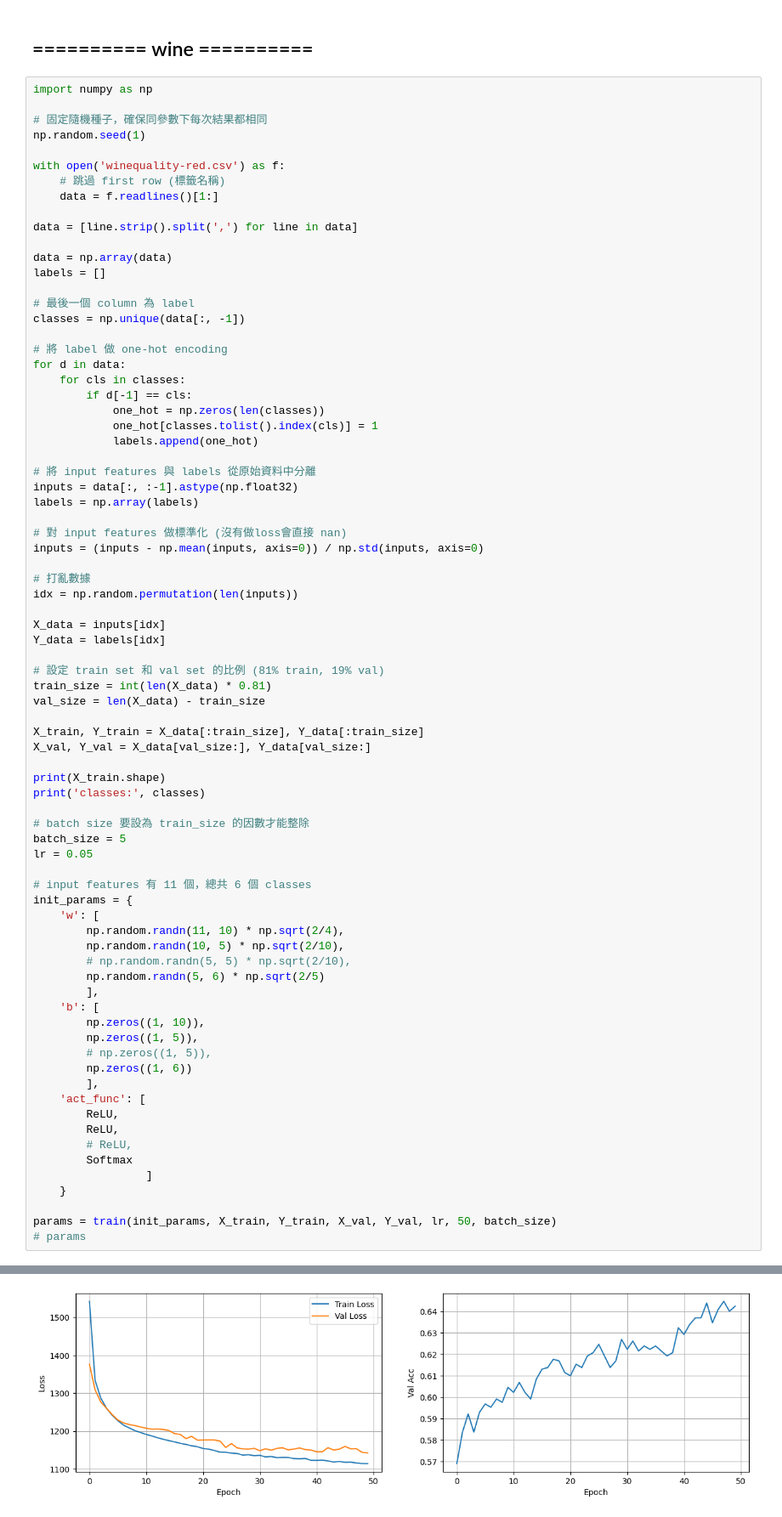
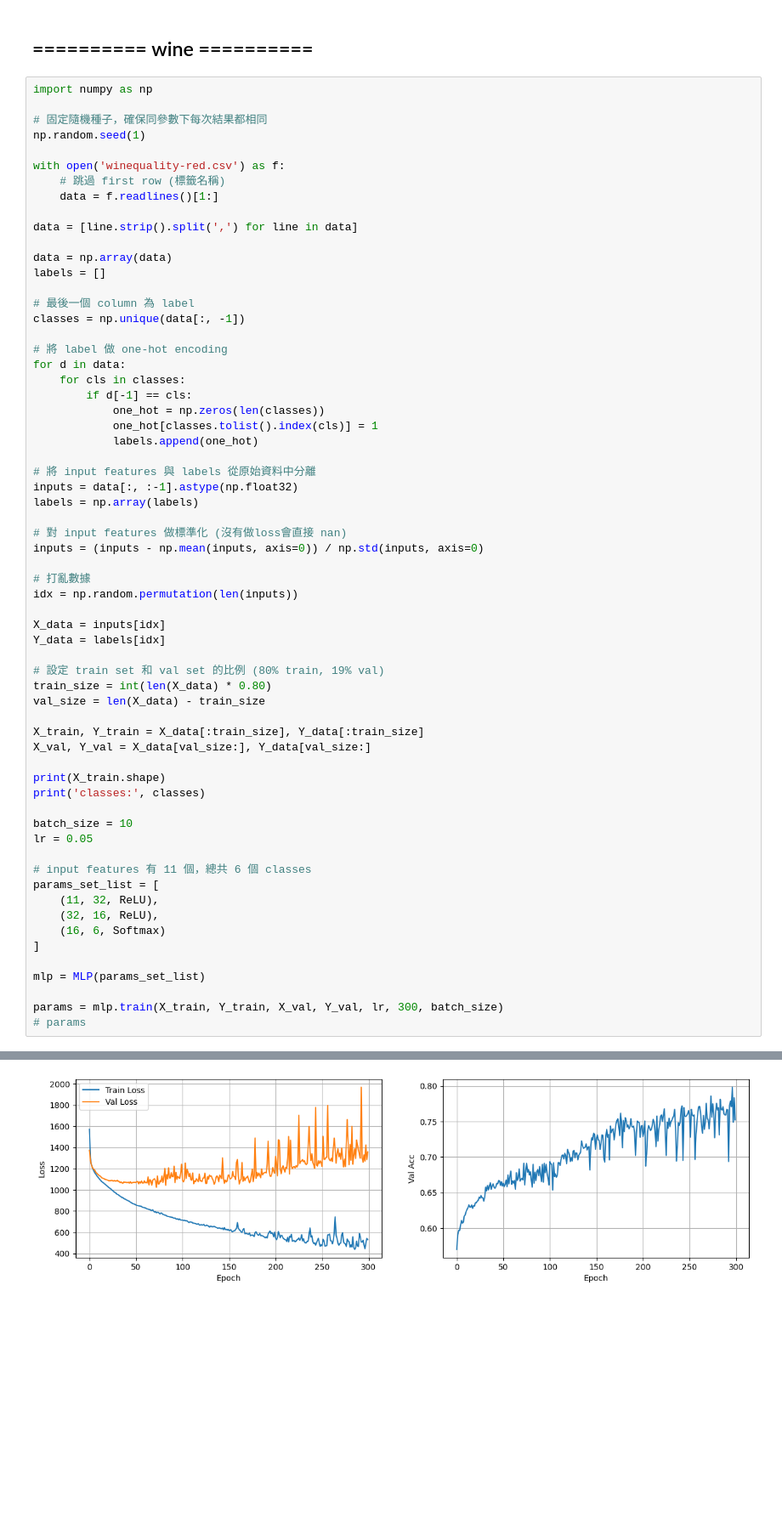
Before and after one commit to eddy0117/nn_hw, a Jupyter notebook: hw2.ipynb, the cells around one changed output, grey strips where cells are left out. Shown at 85% size. Saved outputs shown, nothing was run; the diff lists cells and outputs as text; blank space fills up the shorter version.

Commit message:
packaged funcs

```diff
--- a/hw2.ipynb
+++ b/hw2.ipynb
@@ -663,8 +688,8 @@ idx = np.random.permutation(len(inputs))
 X_data = inputs[idx]
 Y_data = labels[idx]
 
-# 設定 train set 和 val set 的比例 (81% train, 19% val)
-train_size = int(len(X_data) * 0.81)
+# 設定 train set 和 val set 的比例 (80% train, 19% val)
+train_size = int(len(X_data) * 0.80)
 val_size = len(X_data) - train_size
 
 X_train, Y_train = X_data[:train_size], Y_data[:train_size]
@@ -673,32 +698,18 @@ X_val, Y_val = X_data[val_size:], Y_data[val_size:]
 print(X_train.shape)
 print('classes:', classes)
 
-# batch size 要設為 train_size 的因數才能整除
-batch_size = 5
+batch_size = 10
 lr = 0.05
 
 # input features 有 11 個，總共 6 個 classes
-init_params = {
-    'w': [
-        np.random.randn(11, 10) * np.sqrt(2/4),
-        np.random.randn(10, 5) * np.sqrt(2/10),
-        # np.random.randn(5, 5) * np.sqrt(2/10),
-        np.random.randn(5, 6) * np.sqrt(2/5)
-        ],
-    'b': [
-        np.zeros((1, 10)),
-        np.zeros((1, 5)),
-        # np.zeros((1, 5)),
-        np.zeros((1, 6))
-        ],
-    'act_func': [
-        ReLU,
-        ReLU,
-        # ReLU,
-        Softmax
-                 ]
-    }
+params_set_list = [
+    (11, 32, ReLU),
+    (32, 16, ReLU),
+    (16, 6, Softmax)
+]
 
-params = train(init_params, X_train, Y_train, X_val, Y_val, lr, 50, batch_size)
+mlp = MLP(params_set_list)
+
+params = mlp.train(X_train, Y_train, X_val, Y_val, lr, 300, batch_size)
 # params
 # %% [output]
@@ -706,2 +717,2 @@ params = train(init_params, X_train, Y_train, X_val, Y_val, lr, 50, batch_size)
 classes: ['3' '4' '5' '6' '7' '8']
-[figure, old version]
+[figure, new version]
```
Also changed, not shown: parts of 7 cells of this notebook.
